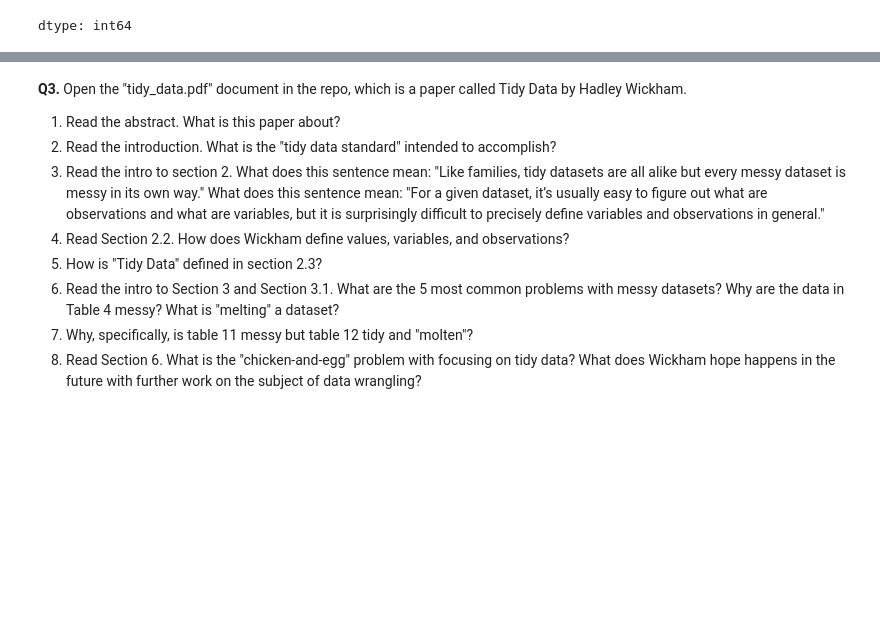
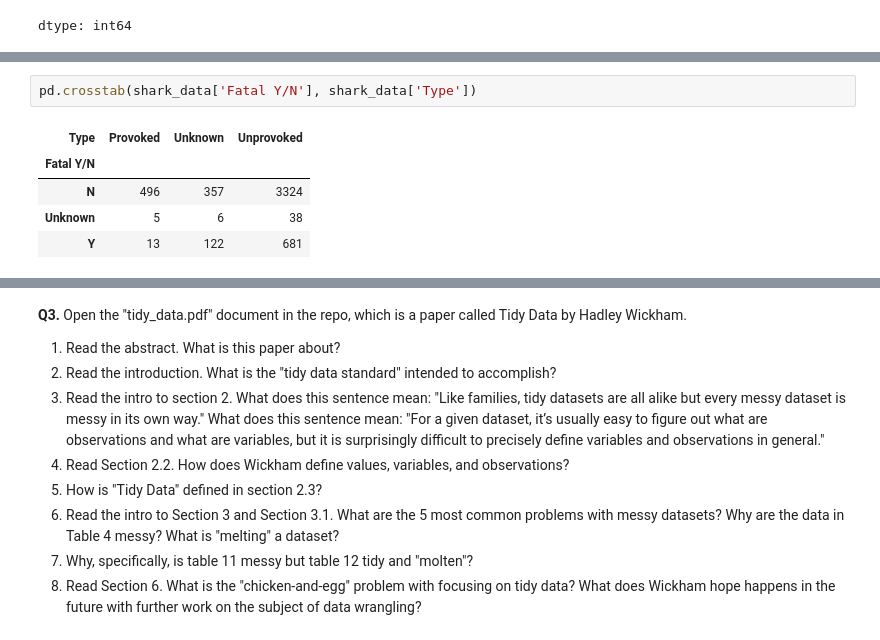
Before and after one commit to aileenkent/wrangling, a Jupyter notebook: assignment/assignment.ipynb, the cells around one changed output, grey strips where cells are left out. Cells and saved outputs as stored; diff of their text form; blank space fills up the shorter version.

```diff
--- a/assignment/assignment.ipynb
+++ b/assignment/assignment.ipynb
@@ -481,0 +490,8 @@ dtype: int64
+# %%
+pd.crosstab(shark_data['Fatal Y/N'], shark_data['Type'])
+# %% [output]
+| Type | Provoked | Unknown | Unprovoked |
+| Fatal Y/N |  |  |  |
+| N | 496 | 357 | 3324 |
+| Unknown | 5 | 6 | 38 |
+| Y | 13 | 122 | 681 |
```
Also changed, not shown: parts of 6 cells of this notebook.
